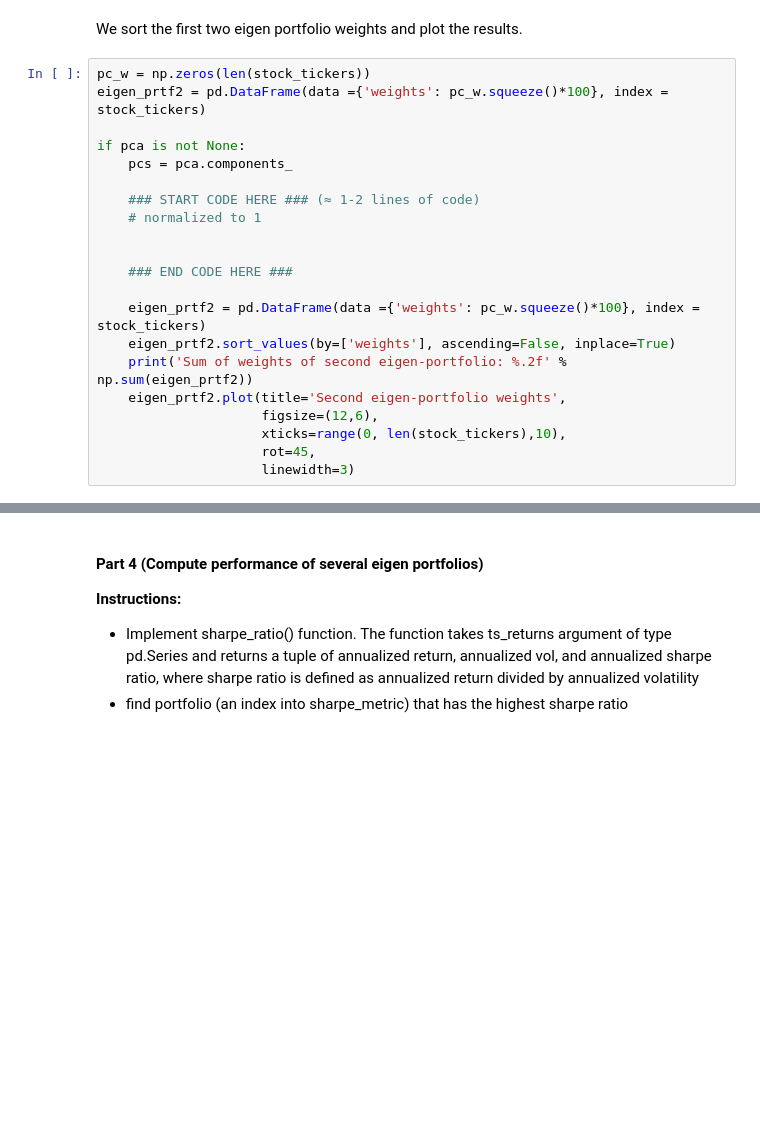
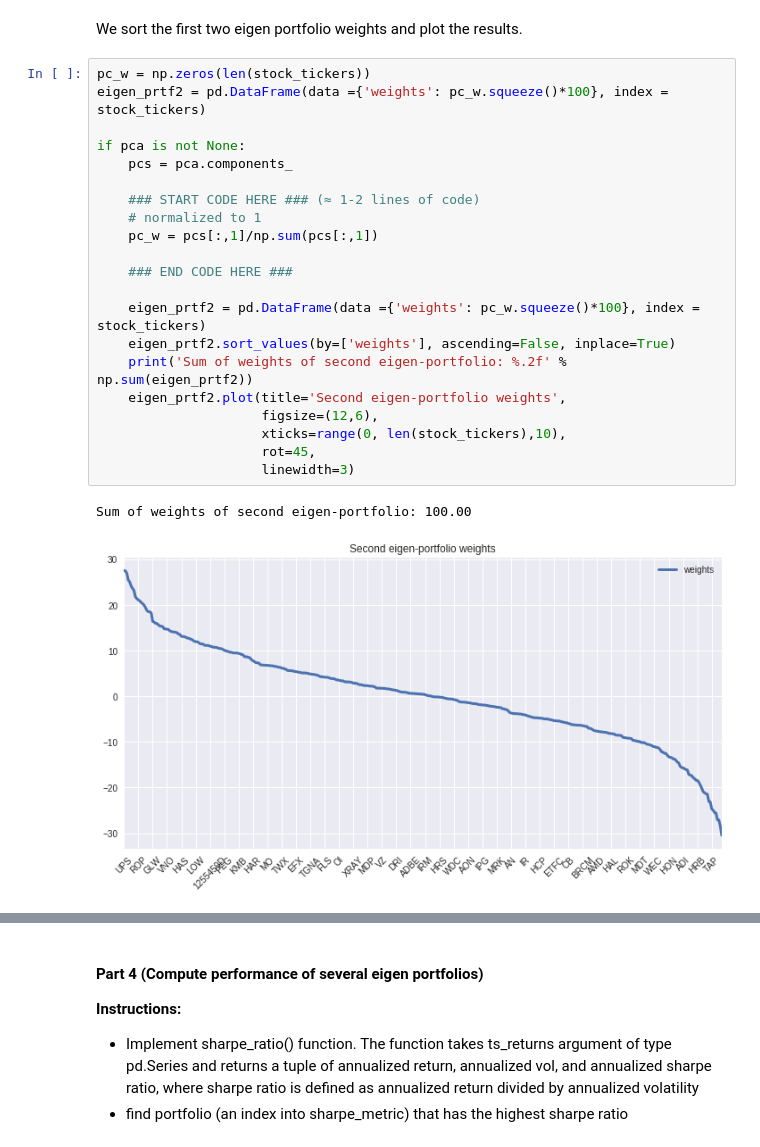
Before and after one commit to dennislamcv1/NYUML, a Jupyter notebook: Fundamentals of Machine Learning in Finance/pca_eigen_portfolios_m2_ex3.ipynb, the cells around one changed output, grey strips where cells are left out. Saved outputs shown, nothing was run; the diff lists cells and outputs as text; blank space fills up the shorter version.

```diff
--- a/Fundamentals of Machine Learning in Finance/pca_eigen_portfolios_m2_ex3.ipynb
+++ b/Fundamentals of Machine Learning in Finance/pca_eigen_portfolios_m2_ex3.ipynb
@@ -304,24 +329,27 @@ We sort the first two eigen portfolio weights and plot the results.
 # %%
 pc_w = np.zeros(len(stock_tickers))
 eigen_prtf2 = pd.DataFrame(data ={'weights': pc_w.squeeze()*100}, index = stock_tickers)
 
 if pca is not None:
     pcs = pca.components_
 
     ### START CODE HERE ### (≈ 1-2 lines of code)
     # normalized to 1
-
+    pc_w = pcs[:,1]/np.sum(pcs[:,1])
 
     ### END CODE HERE ###
 
     eigen_prtf2 = pd.DataFrame(data ={'weights': pc_w.squeeze()*100}, index = stock_tickers)
     eigen_prtf2.sort_values(by=['weights'], ascending=False, inplace=True)
     print('Sum of weights of second eigen-portfolio: %.2f' % np.sum(eigen_prtf2))
     eigen_prtf2.plot(title='Second eigen-portfolio weights',
                      figsize=(12,6),
                      xticks=range(0, len(stock_tickers),10),
                      rot=45,
                      linewidth=3)
+# %% [output]
+Sum of weights of second eigen-portfolio: 100.00
+[figure, added]
 # %%
 ### GRADED PART (DO NOT EDIT) ###
 part_4 = list(eigen_prtf2.as_matrix().squeeze())
```
Also changed, not shown: parts of 17 cells of this notebook, 15 other files.
